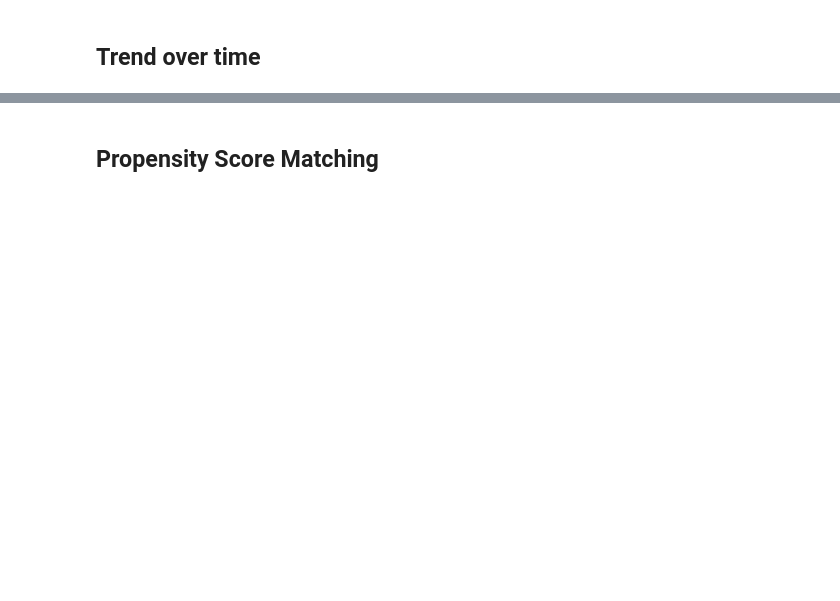
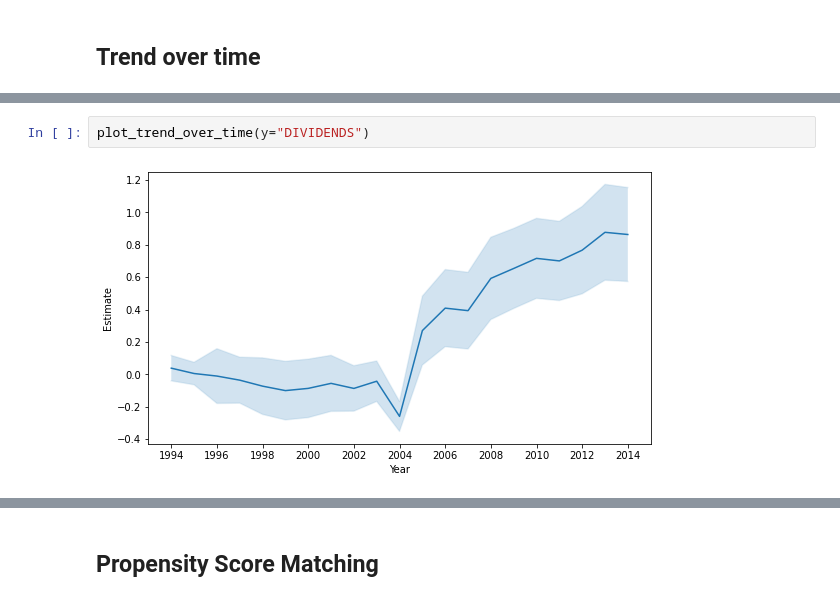
Before and after one commit to oooyiyangc/econ-honor-thesis, a Jupyter notebook: analysis/build/panel.ipynb, the cells around one changed output, grey strips where cells are left out. Cells and saved outputs as stored; diff of their text form; blank space fills up the shorter version.

```diff
--- a/analysis/build/panel.ipynb
+++ b/analysis/build/panel.ipynb
@@ -189,0 +303,4 @@ plt.show()
+# %%
+plot_trend_over_time(y="DIVIDENDS")
+# %% [output]
+[figure, added]
```
Also changed, not shown: parts of 19 cells of this notebook.
